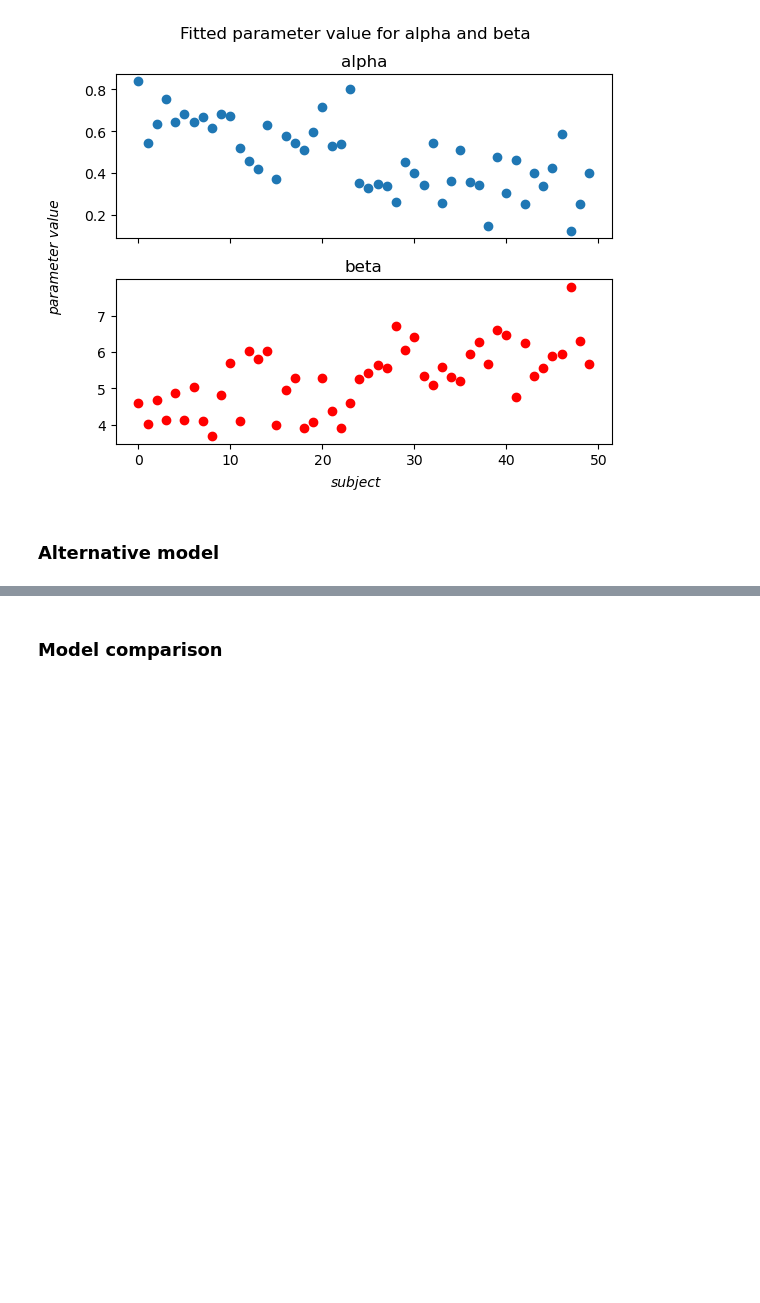
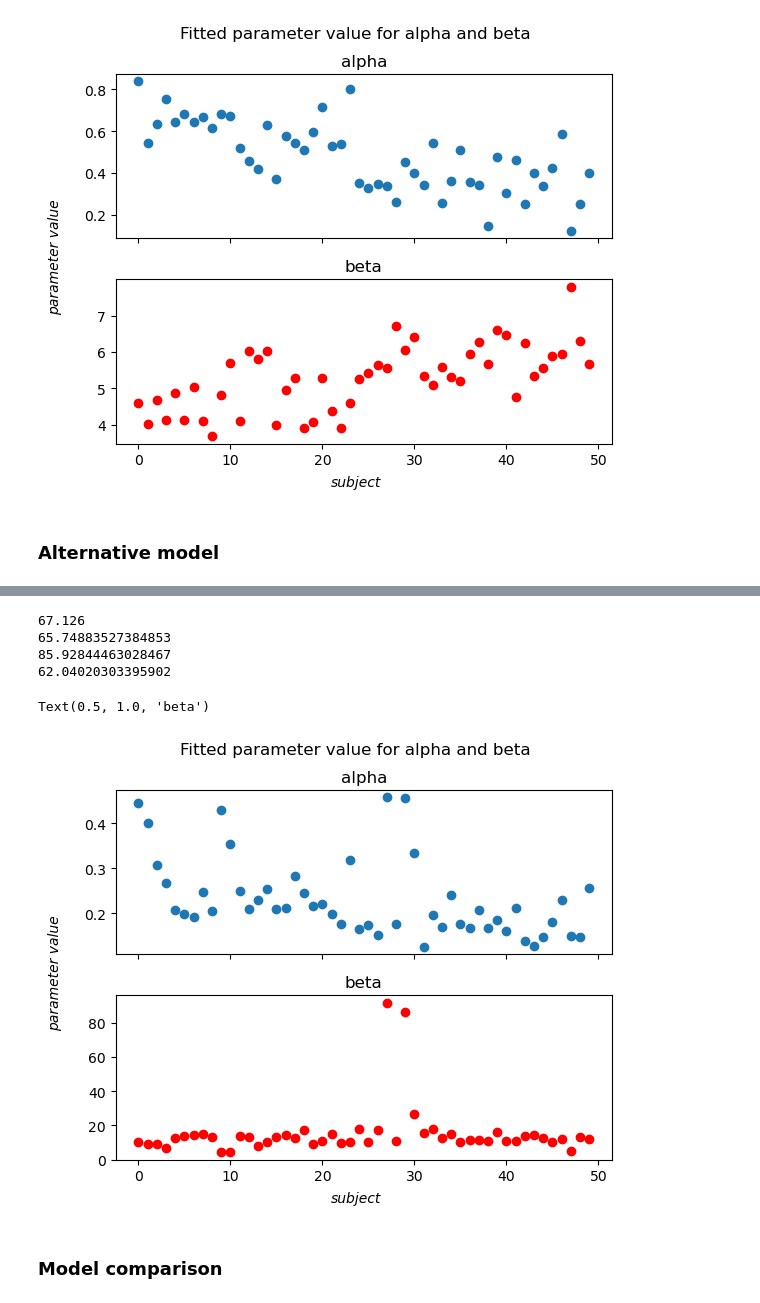
Before and after one commit to a-ishiyama/comp-neuro, a Jupyter notebook: code.ipynb, the cells around one changed output, grey strips where cells are left out. Drawn from its saved outputs; the diff is of its cells as text; code cells hidden in the pictures; blank space fills up the shorter version.

```diff
--- a/code.ipynb
+++ b/code.ipynb
@@ -459,3 +492,61 @@ Text(0.5, 1.0, 'beta')
+# %%
+# version A not included in optimisation
+
+def nll_alt(params, A, choices, outcome, V0):
+    value_a = [V0]
+    value_b = [V0]
+    p_a = []
+    c_a = np.zeros(len(choices))
+    c_a[np.where(choices==1)] = 1
+    c_b = np.zeros(len(choices))
+    c_b[np.where(choices==2)] = 1
+    ll = 0
+    a, b = params
+
+    for i in range(len(choices)):
+        if choices[i] == 1:
+            value_a.append(A*value_a[-1]+a*(outcome[i]-value_a[-1]))
+            value_b.append(value_b[-1])
+        else:
+            value_b.append(A*value_b[-1]+a*(outcome[i]-value_b[-1]))
+            value_a.append(value_a[-1])
+
+        p_a.append(np.ma.exp(-b*(value_a[i]))*(np.ma.exp(-b*(value_a[i]))+np.ma.exp(-b*(value_b[i])))**(-1))
+        ll -= ((np.ma.log(p_a[-1])*c_a[i]) + (np.ma.log((1-p_a[-1]))*c_b[i]))
+
+    return ll
+
+test_alt = []
+for i in range(1000):
+    test_alt.append(outcome_alt(0.5,0.4,7,prob_list,0.5)[-1])
+print(np.mean(test_alt))
+
+test_alt1 = nll_alt([0.4,7],0.5,inst_choices[8],inst_outcomes[8],0.5); print(test_alt1)
+nll4_alt = nll_alt([0.4,7],0.5,inst_choices[3],inst_outcomes[3],0.5); print(nll4_alt)
+nll5_alt = nll_alt([0.4,7],0.5,inst_choices[4],inst_outcomes[4],0.5); print(nll5_alt)
+
+fitted_param_alt = []
+for i in range(len(stai_scores)):
+    fitted_param_alt.append(sp.optimize.minimize(nll_alt,x0=(0.4,7), args=(0.5,inst_choices[i],inst_outcomes[i],0.5),method='Nelder-Mead').x)
+
+fitted_alpha_alt, fitted_beta_alt = np.array(fitted_param_alt).T
+
+fig, ax = plt.subplots(2, sharex=True)
+fig.suptitle('Fitted parameter value for alpha and beta')
+fig.text(0.5, 0.03, 'subject', horizontalalignment ='center', verticalalignment = 'center', fontstyle = 'italic')
+fig.text(0.03, 0.5, 'parameter value', horizontalalignment ='center', verticalalignment = 'center', rotation = 'vertical', fontstyle = 'italic')
+fig.subplots_adjust(hspace = 0.25)
+ax[0].scatter(np.arange(0,50,1),fitted_alpha_alt)
+ax[0].set_title('alpha')
+ax[1].scatter(np.arange(0,50,1),fitted_beta_alt, color = 'red')
+ax[1].set_title('beta')
+# %% [output]
+67.126
+65.74883527384853
+85.92844463028467
+62.04020303395902
+Text(0.5, 1.0, 'beta')
+[figure, added]
 # %% [markdown]
 ### Model comparison
 # %%
```
Also changed, not shown: parts of 5 cells of this notebook.
